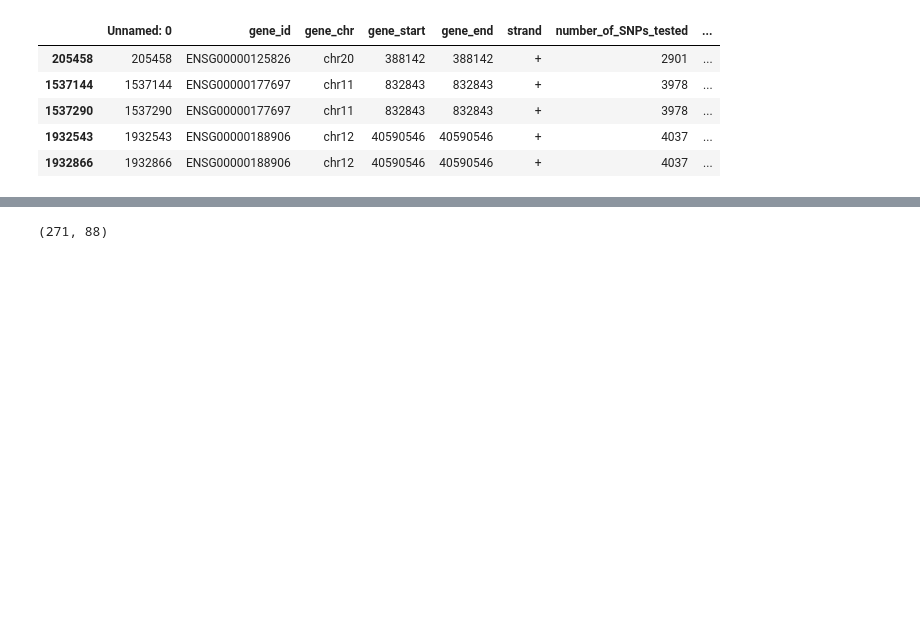
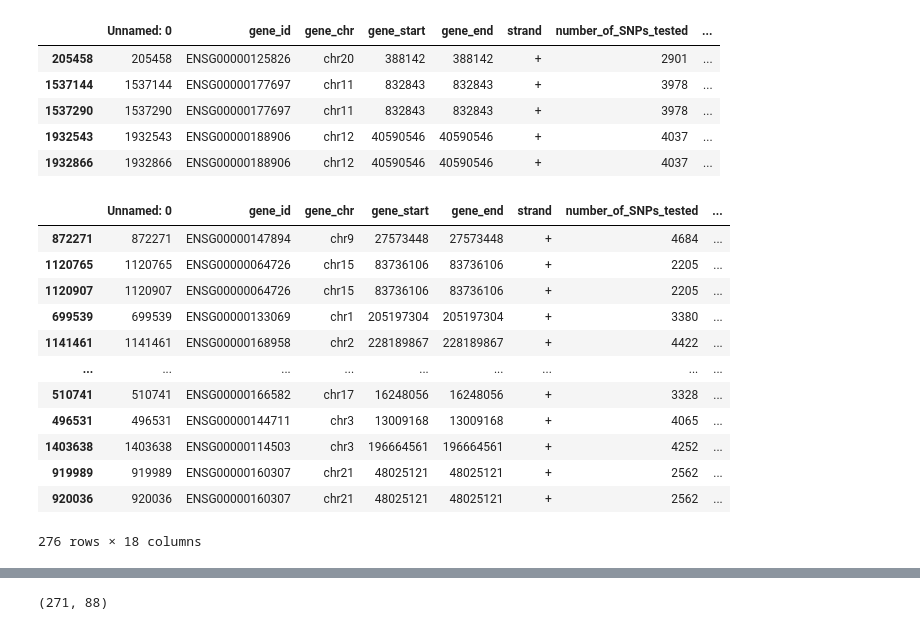
Before and after one commit to nspranav/Ukbiobank_genetics, a Jupyter notebook: snp_matching.ipynb, the cells around one changed output, grey strips where cells are left out. Cells and saved outputs as stored; diff of their text form; code cells hidden in the pictures; blank space fills up the shorter version.

```diff
--- a/snp_matching.ipynb
+++ b/snp_matching.ipynb
@@ -16,7 +15,7 @@ eQTL.head()
 # %% [markdown]
 #### snps selected after LD pruning using 0.4 treshold
 # %%
-pruned_snps = glob.glob('/data/users2/pnadigapusuresh1/Projects/ukbiobank/Data/QTL/*.in')
+pruned_snps = glob.glob('/data/users3/pnadigapusuresh1/Projects/ukbiobank/Data/QTL/*.in')
 # %%
 pruned_snps[-1]
 # %% [output]
@@ -197,7 +196,7 @@ final_eqtls[final_eqtls.duplicated(['SNP_id'])]
 # %% [markdown]
 #### Loading Alzhiemers protien ID's
 # %%
-p_g = pd.read_csv('/data/users2/pnadigapusuresh1/Projects/ukbiobank/bio_informed_nn/gProfiler_hsapiens_6-20-2023_4-00-56 PM.csv')
+p_g = pd.read_csv('/data/users3/pnadigapusuresh1/Projects/ukbiobank/bio_informed_nn/gProfiler_hsapiens_6-20-2023_4-00-56 PM.csv')
 # %%
 p_g.columns
 # %% [output]
@@ -267,4 +268,22 @@ first_second_level_genes[first_second_level_genes['SNP_id'].duplicated()]
 | 1537290 | 1537290 | ENSG00000177697 | chr11 | 832843 | 832843 | + | 3978 | ... |
 | 1932543 | 1932543 | ENSG00000188906 | chr12 | 40590546 | 40590546 | + | 4037 | ... |
 | 1932866 | 1932866 | ENSG00000188906 | chr12 | 40590546 | 40590546 | + | 4037 | ... |
+# %%
+first_second_level_genes = first_second_level_genes.sort_values('rs_id')
+# %%
+first_second_level_genes
+# %% [output]
+|  | Unnamed: 0 | gene_id | gene_chr | gene_start | gene_end | strand | number_of_SNPs_tested | ... |
+| 872271 | 872271 | ENSG00000147894 | chr9 | 27573448 | 27573448 | + | 4684 | ... |
+| 1120765 | 1120765 | ENSG00000064726 | chr15 | 83736106 | 83736106 | + | 2205 | ... |
+| 1120907 | 1120907 | ENSG00000064726 | chr15 | 83736106 | 83736106 | + | 2205 | ... |
+| 699539 | 699539 | ENSG00000133069 | chr1 | 205197304 | 205197304 | + | 3380 | ... |
+| 1141461 | 1141461 | ENSG00000168958 | chr2 | 228189867 | 228189867 | + | 4422 | ... |
+| ... | ... | ... | ... | ... | ... | ... | ... | ... |
+| 510741 | 510741 | ENSG00000166582 | chr17 | 16248056 | 16248056 | + | 3328 | ... |
+| 496531 | 496531 | ENSG00000144711 | chr3 | 13009168 | 13009168 | + | 4065 | ... |
+| 1403638 | 1403638 | ENSG00000114503 | chr3 | 196664561 | 196664561 | + | 4252 | ... |
+| 919989 | 919989 | ENSG00000160307 | chr21 | 48025121 | 48025121 | + | 2562 | ... |
+| 920036 | 920036 | ENSG00000160307 | chr21 | 48025121 | 48025121 | + | 2562 | ... |
+276 rows × 18 columns
 # %%
```
Also changed, not shown: parts of 9 cells of this notebook, 57 other files.
